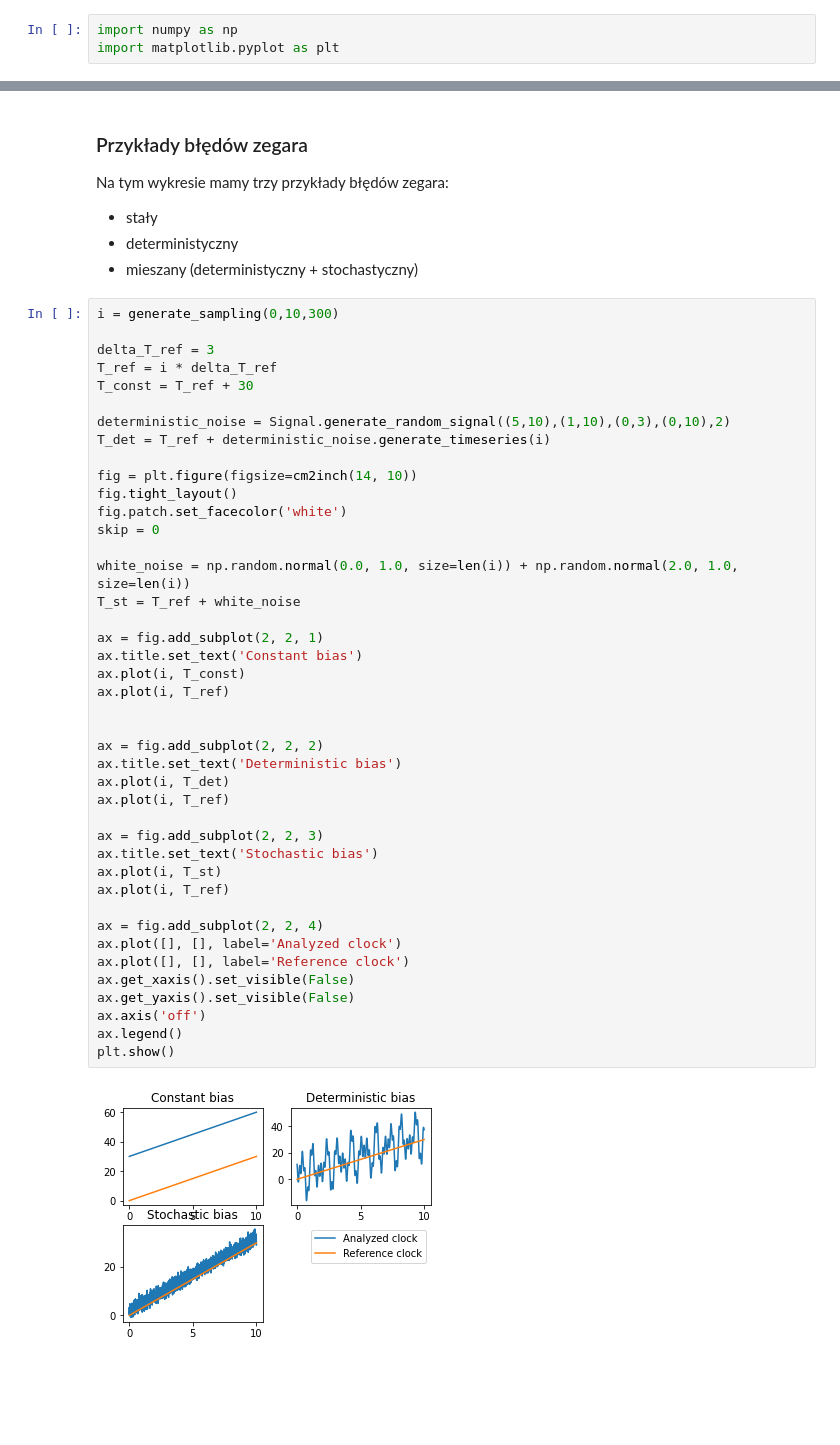
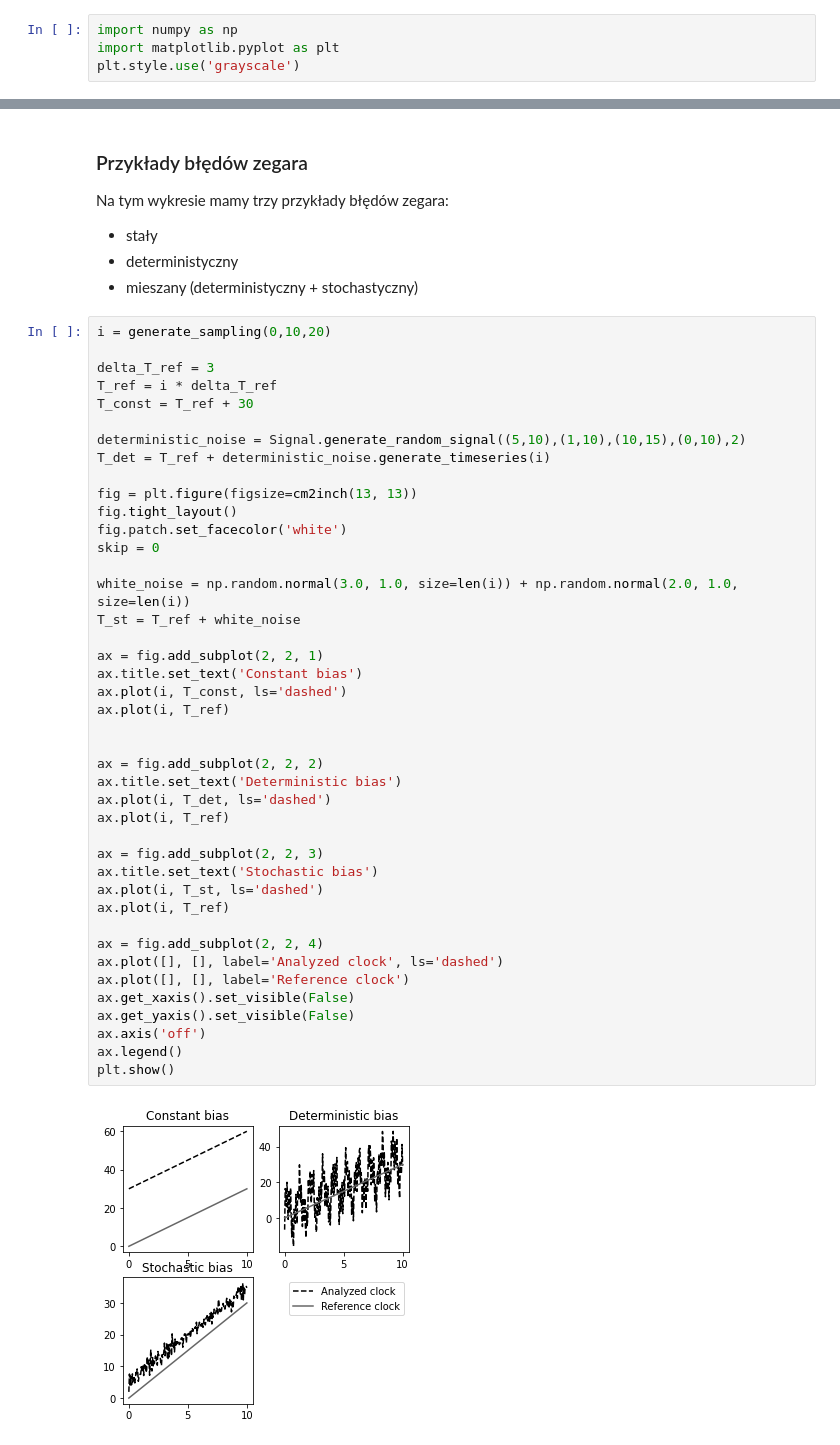
Before and after one commit to Regule/phd, a Jupyter notebook: notebooks/dummy_plots.ipynb, the cells around one changed output, grey strips where cells are left out. Cells and saved outputs as stored; diff of their text form; blank space fills up the shorter version.

```diff
--- a/notebooks/dummy_plots.ipynb
+++ b/notebooks/dummy_plots.ipynb
@@ -5,6 +5,7 @@ jedynie generuję sobie jakieś przykładowe
 # %%
 import numpy as np
 import matplotlib.pyplot as plt
+plt.style.use('grayscale')
 # %% [markdown]
 ### Funkcje pomocnicze
 Funkcje które przydają się w wielu przypadkach
@@ -80,46 +81,46 @@ Na tym wykresie mamy trzy przykłady błędów zegara:
  - deterministyczny
  - mieszany (deterministyczny + stochastyczny)
 # %%
-i = generate_sampling(0,10,300)
+i = generate_sampling(0,10,20)
 
 delta_T_ref = 3
 T_ref = i * delta_T_ref
 T_const = T_ref + 30
 
-deterministic_noise = Signal.generate_random_signal((5,10),(1,10),(0,3),(0,10),2)
+deterministic_noise = Signal.generate_random_signal((5,10),(1,10),(10,15),(0,10),2)
 T_det = T_ref + deterministic_noise.generate_timeseries(i)
 
-fig = plt.figure(figsize=cm2inch(14, 10))
+fig = plt.figure(figsize=cm2inch(13, 13))
 fig.tight_layout()
 fig.patch.set_facecolor('white')
 skip = 0
 
-white_noise = np.random.normal(0.0, 1.0, size=len(i)) + np.random.normal(2.0, 1.0, size=len(i))
+white_noise = np.random.normal(3.0, 1.0, size=len(i)) + np.random.normal(2.0, 1.0, size=len(i))
 T_st = T_ref + white_noise
 
 ax = fig.add_subplot(2, 2, 1)
 ax.title.set_text('Constant bias')
-ax.plot(i, T_const)
+ax.plot(i, T_const, ls='dashed')
 ax.plot(i, T_ref)
 
 
 ax = fig.add_subplot(2, 2, 2)
 ax.title.set_text('Deterministic bias')
-ax.plot(i, T_det)
+ax.plot(i, T_det, ls='dashed')
 ax.plot(i, T_ref)
 
 ax = fig.add_subplot(2, 2, 3)
 ax.title.set_text('Stochastic bias')
-ax.plot(i, T_st)
+ax.plot(i, T_st, ls='dashed')
 ax.plot(i, T_ref)
 
 ax = fig.add_subplot(2, 2, 4)
-ax.plot([], [], label='Analyzed clock')
+ax.plot([], [], label='Analyzed clock', ls='dashed')
 ax.plot([], [], label='Reference clock')
 ax.get_xaxis().set_visible(False)
 ax.get_yaxis().set_visible(False)
 ax.axis('off')
 ax.legend()
 plt.show()
 # %% [output]
-[figure, old version]
+[figure, new version]
```
Also changed, not shown: 2 other files.
